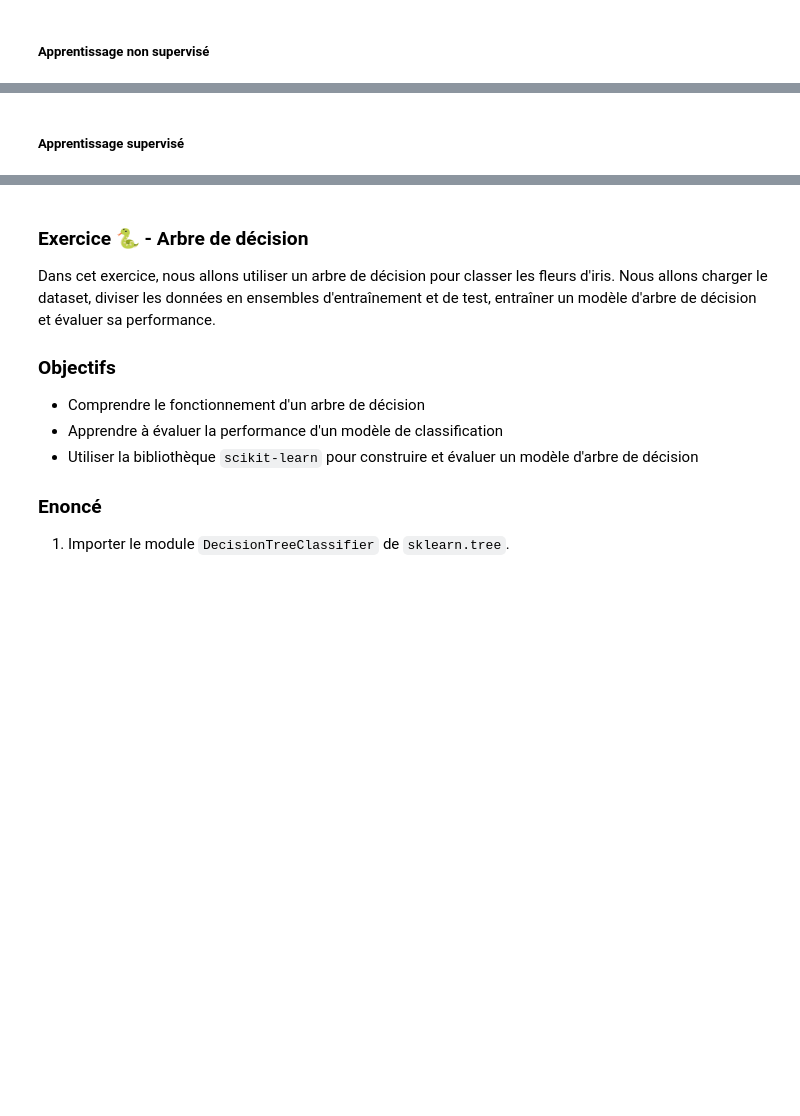
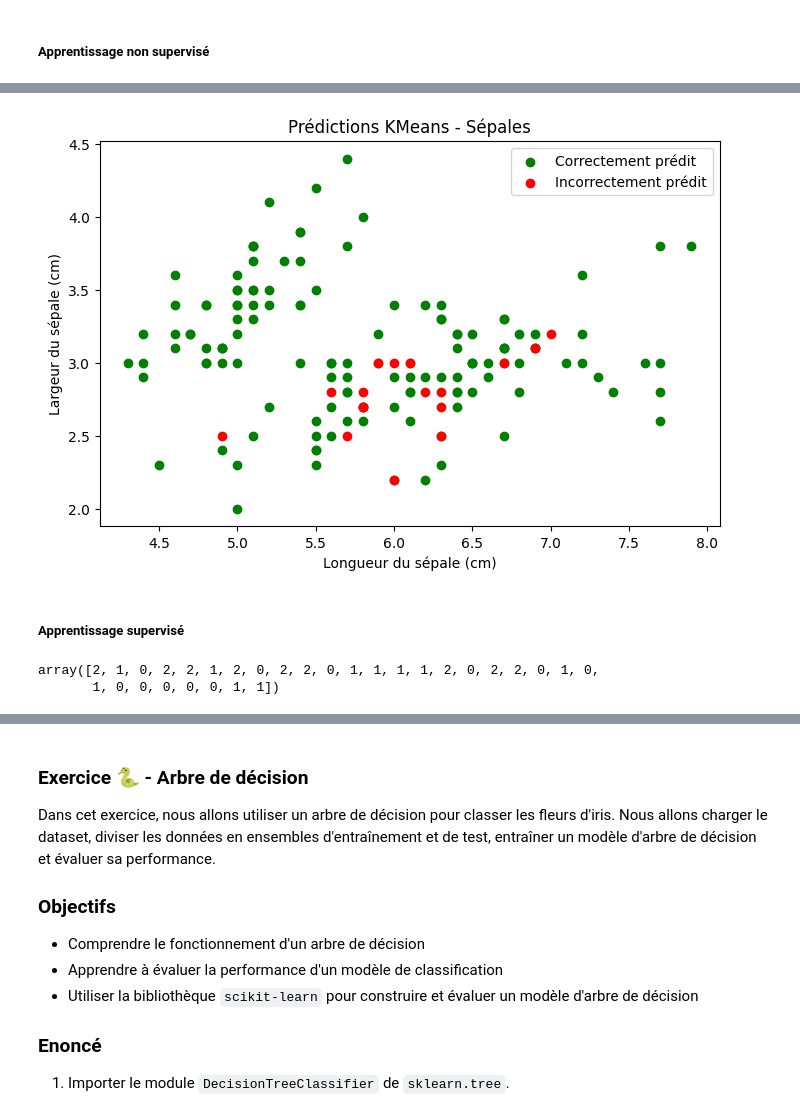
Before and after one commit to ldom1/sorbonne_mimo_python, a Jupyter notebook: 7_intro_machine_learning/0_cours_corrige.ipynb, the cells around one changed output, grey strips where cells are left out. Cells and saved outputs as stored; diff of their text form; code cells hidden in the pictures; blank space fills up the shorter version.

```diff
--- a/7_intro_machine_learning/0_cours_corrige.ipynb
+++ b/7_intro_machine_learning/0_cours_corrige.ipynb
@@ -124,20 +186,28 @@ plt.show()
 # %%
 iris_df["is_predicted"] = iris_df["kmeans_labels"] == iris_df["species_num"]
 iris_df.head()
 
 # Montrer les valeurs correctement prédites et incorrectement prédites, on se basera uniquement sur les sépales
 plt.figure(figsize=(8, 5))
-plt.scatter(iris_df[iris_df["is_predicted"] == True]['sepal_length'],
-            iris_df[iris_df["is_predicted"] == True]['sepal_width'],
-            label='Correctement prédit', color='green')
-plt.scatter(iris_df[iris_df["is_predicted"] == False]['sepal_length'],
-            iris_df[iris_df["is_predicted"] == False]['sepal_width'],
-            label='Incorrectement prédit', color='red')
-plt.title('Prédictions KMeans - Sépales')
-plt.xlabel('Longueur du sépale (cm)')
-plt.ylabel('Largeur du sépale (cm)')
+plt.scatter(
+    iris_df[iris_df["is_predicted"] == True]["sepal_length"],
+    iris_df[iris_df["is_predicted"] == True]["sepal_width"],
+    label="Correctement prédit",
+    color="green",
+)
+plt.scatter(
+    iris_df[iris_df["is_predicted"] == False]["sepal_length"],
+    iris_df[iris_df["is_predicted"] == False]["sepal_width"],
+    label="Incorrectement prédit",
+    color="red",
+)
+plt.title("Prédictions KMeans - Sépales")
+plt.xlabel("Longueur du sépale (cm)")
+plt.ylabel("Largeur du sépale (cm)")
 plt.legend()
 plt.show()
+# %% [output]
+[figure, added]
 # %% [markdown]
 ##### Apprentissage supervisé
 # %%
@@ -146,11 +216,13 @@ from sklearn.model_selection import train_test_split
 from sklearn.neighbors import KNeighborsClassifier
 
 # Séparer les données en ensembles d'entraînement et de test
-col = ['sepal_length', 'sepal_width', 'petal_length', 'petal_width']
+col = ["sepal_length", "sepal_width", "petal_length", "petal_width"]
 X = iris_df[col]
-y = iris_df['species_num']
+y = iris_df["species_num"]
 
-X_train, X_test, y_train, y_test = train_test_split(X, y, test_size=0.2, random_state=42)
+X_train, X_test, y_train, y_test = train_test_split(
+    X, y, test_size=0.2, random_state=42
+)
 
 # Créer le classificateur KNN: On sait à l'avance que 3 est le bon nombre de voisins, dans la vraie vie, il faut le tester
 knn = KNeighborsClassifier(n_neighbors=4)
@@ -162,6 +234,9 @@ knn.fit(X_train, y_train)
 y_pred = knn.predict(X_test)
 
 y_pred
+# %% [output]
+array([2, 1, 0, 2, 2, 1, 2, 0, 2, 2, 0, 1, 1, 1, 1, 2, 0, 2, 2, 0, 1, 0,
+       1, 0, 0, 0, 0, 0, 1, 1])
 # %%
 # Afficher le score
 from sklearn.metrics import accuracy_score
```
Also changed, not shown: parts of 64 cells of this notebook, 42 other files.
